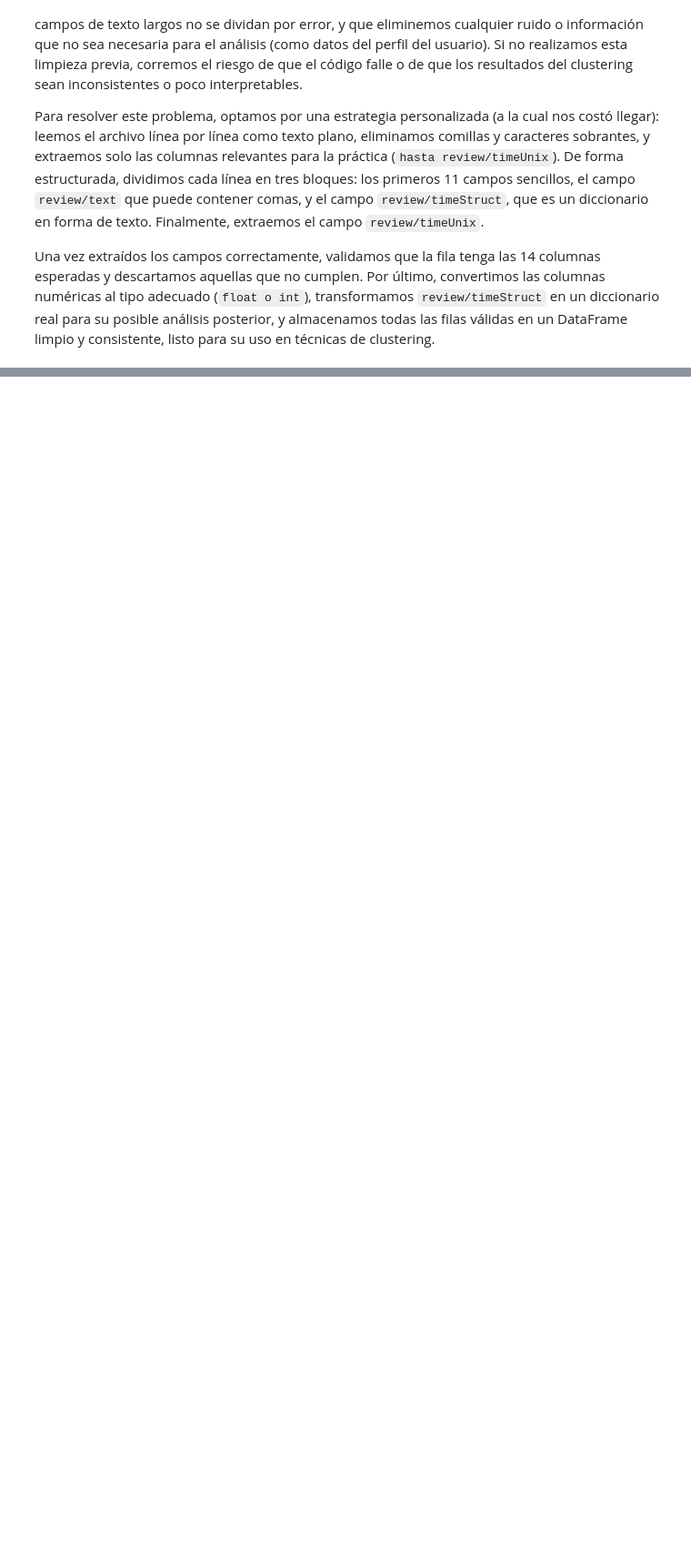
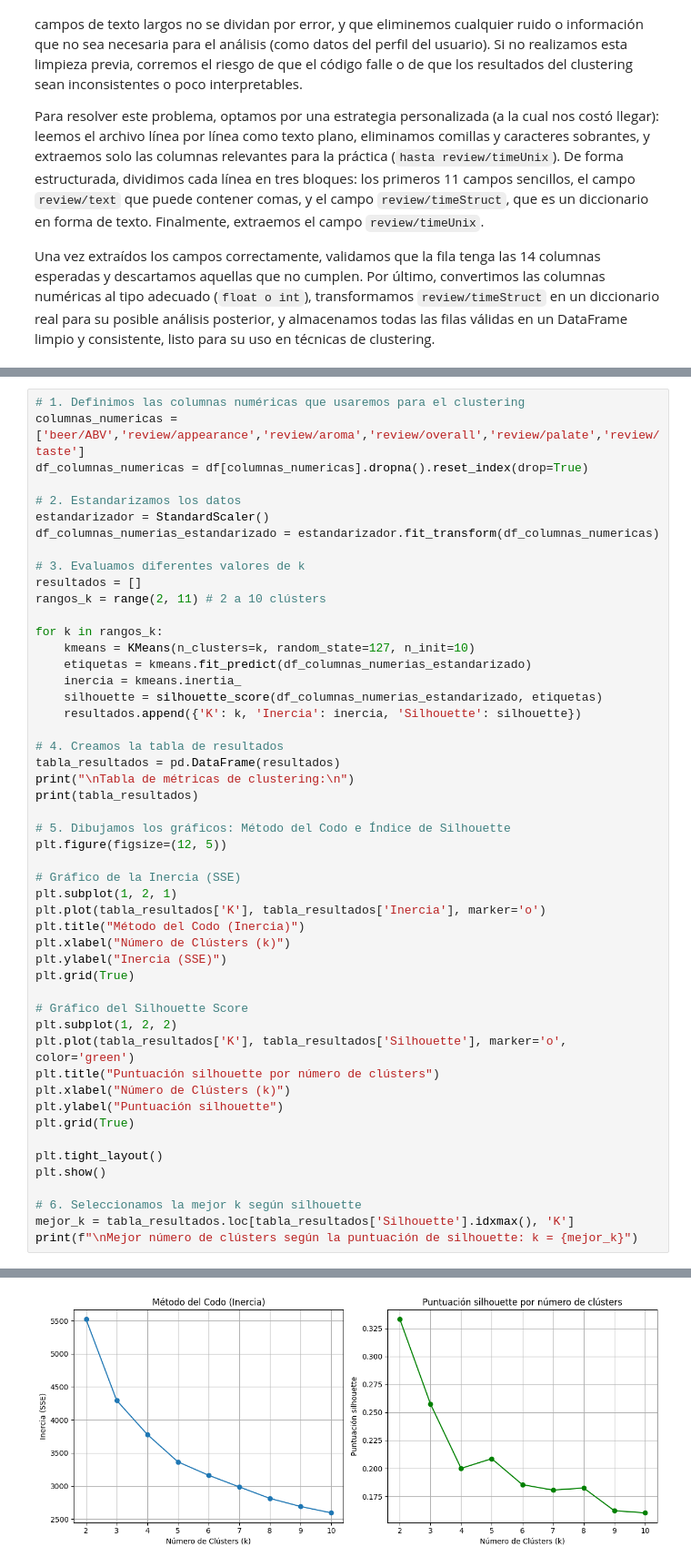
Before and after one commit to Carmoruda/Data_Mining, a Jupyter notebook: LAB04/Practica_2_GRUPOC5.ipynb, the cells around one changed output, grey strips where cells are left out. Shown at 91% size. Saved outputs shown, nothing was run; the diff lists cells and outputs as text; blank space fills up the shorter version.

```diff
--- a/LAB04/Practica_2_GRUPOC5.ipynb
+++ b/LAB04/Practica_2_GRUPOC5.ipynb
@@ -130,0 +152,51 @@ Filas descartadas: 0
+# %%
+# 1. Definimos las columnas numéricas que usaremos para el clustering
+columnas_numericas = ['beer/ABV','review/appearance','review/aroma','review/overall','review/palate','review/taste']
+df_columnas_numericas = df[columnas_numericas].dropna().reset_index(drop=True)
+
+# 2. Estandarizamos los datos
+estandarizador = StandardScaler()
+df_columnas_numerias_estandarizado = estandarizador.fit_transform(df_columnas_numericas)
+
+# 3. Evaluamos diferentes valores de k
+resultados = []
+rangos_k = range(2, 11) # 2 a 10 clústers
+
+for k in rangos_k:
+    kmeans = KMeans(n_clusters=k, random_state=127, n_init=10)
+    etiquetas = kmeans.fit_predict(df_columnas_numerias_estandarizado)
+    inercia = kmeans.inertia_
+    silhouette = silhouette_score(df_columnas_numerias_estandarizado, etiquetas)
+    resultados.append({'K': k, 'Inercia': inercia, 'Silhouette': silhouette})
+
+# 4. Creamos la tabla de resultados
+tabla_resultados = pd.DataFrame(resultados)
+print("\nTabla de métricas de clustering:\n")
+print(tabla_resultados)
+
+# 5. Dibujamos los gráficos: Método del Codo e Índice de Silhouette
+plt.figure(figsize=(12, 5))
+
+# Gráfico de la Inercia (SSE)
+plt.subplot(1, 2, 1)
+plt.plot(tabla_resultados['K'], tabla_resultados['Inercia'], marker='o')
+plt.title("Método del Codo (Inercia)")
+plt.xlabel("Número de Clústers (k)")
+plt.ylabel("Inercia (SSE)")
+plt.grid(True)
+
+# Gráfico del Silhouette Score
+plt.subplot(1, 2, 2)
+plt.plot(tabla_resultados['K'], tabla_resultados['Silhouette'], marker='o', color='green')
+plt.title("Puntuación silhouette por número de clústers")
+plt.xlabel("Número de Clústers (k)")
+plt.ylabel("Puntuación silhouette")
+plt.grid(True)
+
+plt.tight_layout()
+plt.show()
+
+# 6. Seleccionamos la mejor k según silhouette
+mejor_k = tabla_resultados.loc[tabla_resultados['Silhouette'].idxmax(), 'K']
+print(f"\nMejor número de clústers según la puntuación de silhouette: k = {mejor_k}")
+# %% [output]
@@ -130,0 +215 @@ Filas descartadas: 0
+[figure, added]
```
Also changed, not shown: parts of 11 cells of this notebook.
